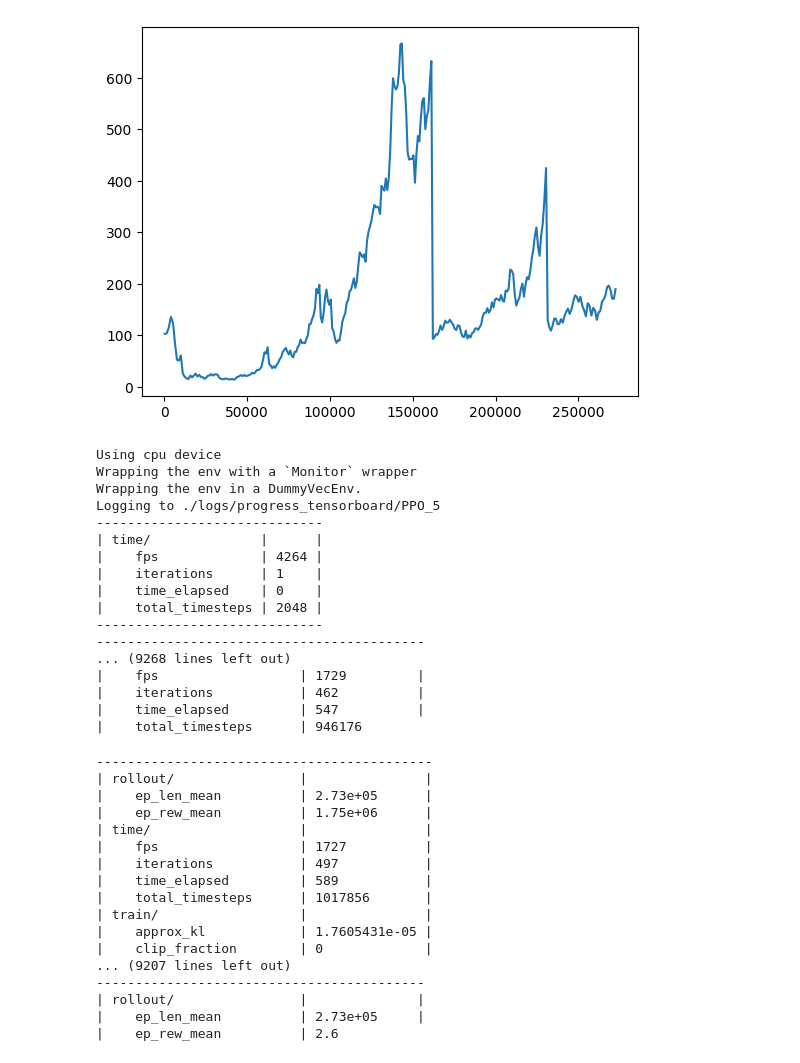
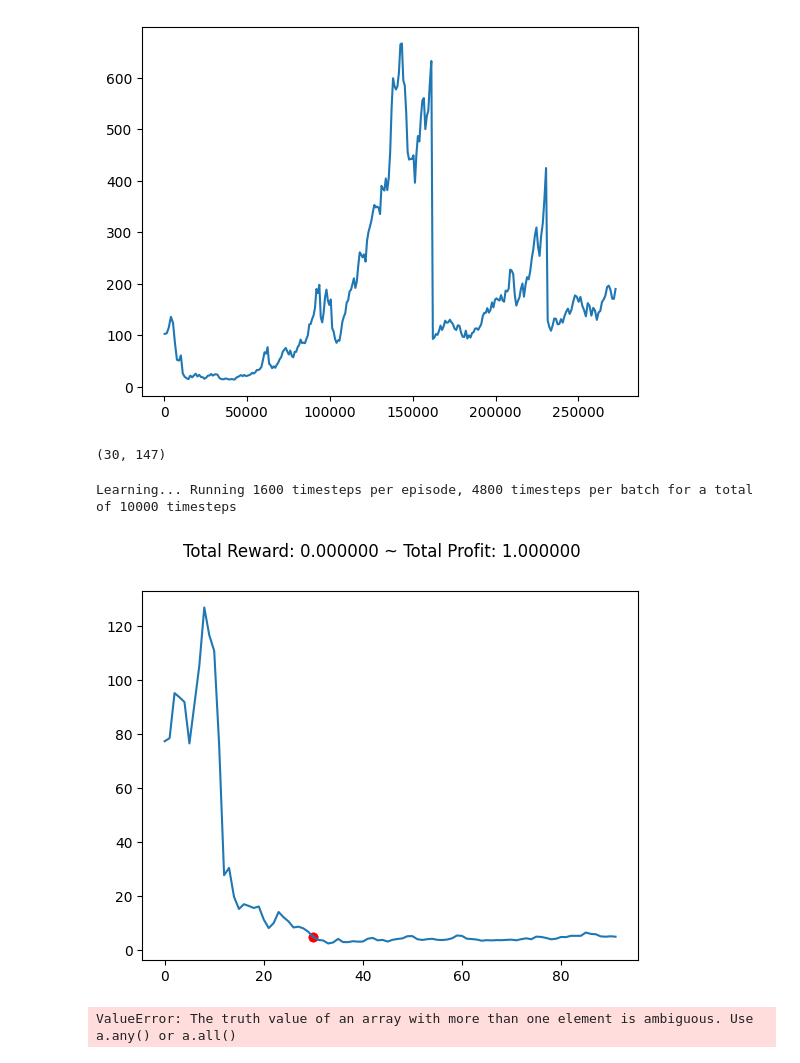
Before and after one commit to TheFJcurve/PPO-for-Beginners, a Jupyter notebook: custom_gym_env.ipynb, the cells around one changed output. Saved outputs shown, nothing was run; the diff lists cells and outputs as text; code cells hidden in the pictures.

Commit message:
list of enviornment

```diff
--- a/custom_gym_env.ipynb
+++ b/custom_gym_env.ipynb
@@ -57,46 +65,25 @@ class PersonalStocksEnv(StocksEnv):
     def _process_data(self):
         return self._prices, self._signal_features
 # %%
-prices, signal_features = personal_process_data(df=df, window_size=30, frame_bound=(30, len(df)))
-env = PersonalStocksEnv(prices, signal_features, df=df, window_size=30, frame_bound=(30, len(df)))
+env_list = list()
+
+for stockTicker in df['stock_ticker'].unique().tolist():
+    newDf = df[df['stock_ticker'] == stockTicker]
+    prices, signal_features = personal_process_data(df=newDf, window_size=30, frame_bound=(30, len(newDf)))
+    env = PersonalStocksEnv(prices, signal_features, df=newDf, window_size=30, frame_bound=(30, len(newDf)))
+    env_list.append(env)
-# %%
-model = PPO('MlpPolicy', env, tensorboard_log="./logs/progress_tensorboard/", verbose=1)
-model.learn(total_timesteps=1_000_000_000, callback=[checkpoint_callback])
-# %% [output]
-Using cpu device
-Wrapping the env with a `Monitor` wrapper
-Wrapping the env in a DummyVecEnv.
-Logging to ./logs/progress_tensorboard/PPO_5
------------------------------
-| time/              |      |
-|    fps             | 4264 |
-|    iterations      | 1    |
-|    time_elapsed    | 0    |
-|    total_timesteps | 2048 |
------------------------------
-------------------------------------------
-... (9268 lines left out)
-|    fps                  | 1729         |
-|    iterations           | 462          |
-|    time_elapsed         | 547          |
-|    total_timesteps      | 946176
--------------------------------------------
-| rollout/                |               |
-|    ep_len_mean          | 2.73e+05      |
-|    ep_rew_mean          | 1.75e+06      |
-| time/                   |               |
-|    fps                  | 1727          |
-|    iterations           | 497           |
-|    time_elapsed         | 589           |
-|    total_timesteps      | 1017856       |
-| train/                  |               |
-|    approx_kl            | 1.7605431e-05 |
-|    clip_fraction        | 0             |
-... (9207 lines left out)
-------------------------------------------
-| rollout/                |              |
-|    ep_len_mean          | 2.73e+05     |
-|    ep_rew_mean          | 2.6
+# %%
+env_list[0].observation_space.shape
+# %% [output]
+(30, 147)
+# %%
+model = PPO(FeedForwardNN, env_list)
+model.learn(total_timesteps=10_000)
+model.save("trading_bot")
+# %% [output]
+Learning... Running 1600 timesteps per episode, 4800 timesteps per batch for a total of 10000 timesteps
+[figure, added]
+ValueError: The truth value of an array with more than one element is ambiguous. Use a.any() or a.all()
 # %%
 prices, signal_features = personal_process_data(df=df[df['stock_ticker'] == 'AAPL'], window_size=30, frame_bound=(30, len(df[df['stock_ticker'] == 'AAPL'])))
 env = PersonalStocksEnv(prices, signal_features, df=df[df['stock_ticker'] == 'AAPL'], window_size=30, frame_bound=(30, len(df[df['stock_ticker'] == 'AAPL'])))
```
Also changed, not shown: parts of 2 cells of this notebook, 3 other files.
